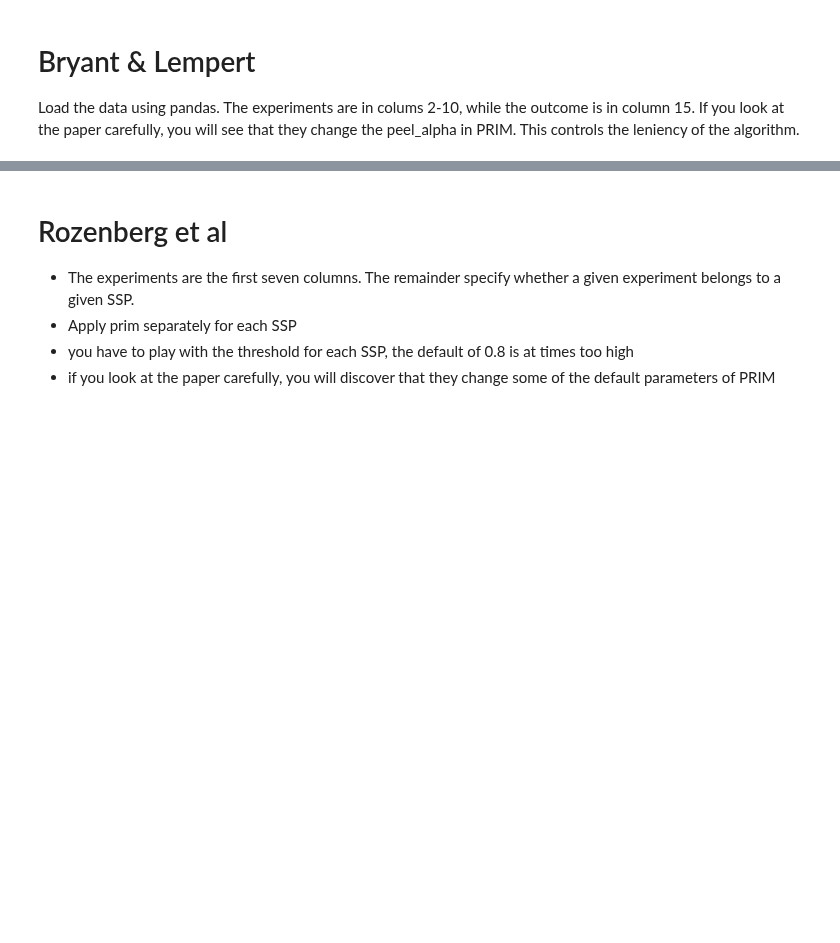
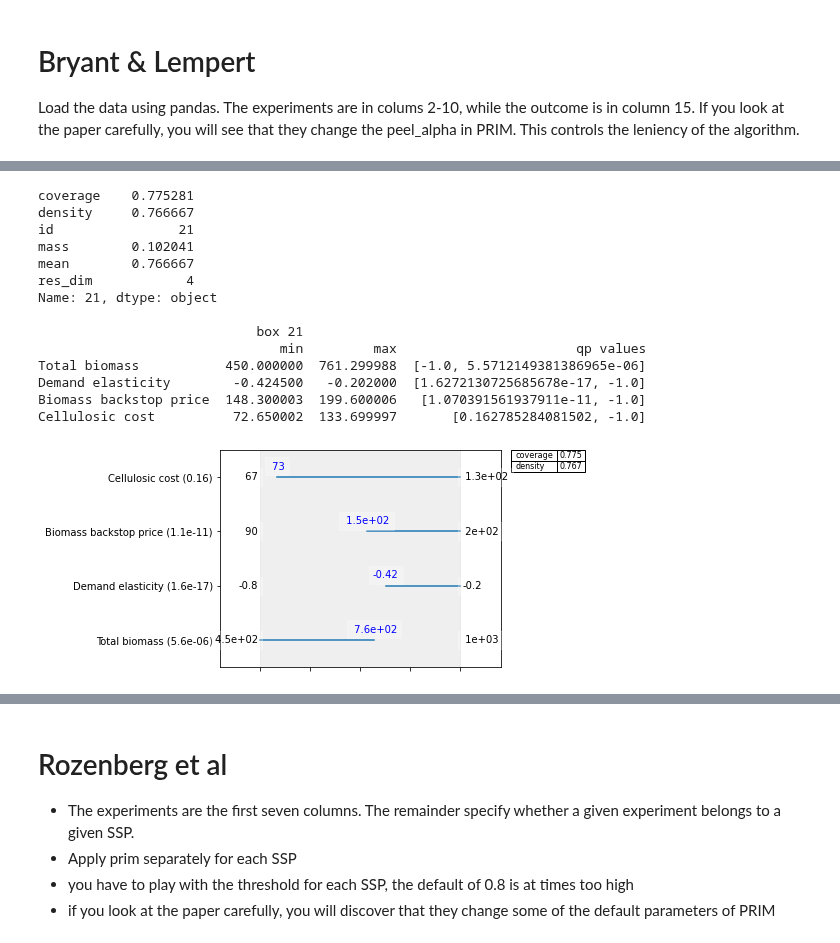
Before and after one commit to tamarvooijs/MBDM, a Jupyter notebook: Week 3-4 - vulnerability analysis/assignment 4 - scenario discovery.ipynb, the cells around one changed output, grey strips where cells are left out. Saved outputs shown, nothing was run; the diff lists cells and outputs as text; code cells hidden in the pictures; blank space fills up the shorter version.

```diff
--- a/Week 3-4 - vulnerability analysis/assignment 4 - scenario discovery.ipynb
+++ b/Week 3-4 - vulnerability analysis/assignment 4 - scenario discovery.ipynb
@@ -90,6 +98,27 @@ Demand elasticity        -0.422000   -0.202000  [1.1849299115762218e-16, -1.0]
 Biomass backstop price  150.049995  199.600006   [3.515112530263049e-11, -1.0]
 Cellulosic cost          72.650002  133.699997     [0.15741333528927348, -1.0]
 [figure]
+# %%
+# 21st box with lenient2 prim algorithm
+box_leni2.inspect(21)
+box_leni2.inspect(21, style="graph")
+plt.show()
+# %% [output]
+coverage    0.775281
+density     0.766667
+id                21
+mass        0.102041
+mean        0.766667
+res_dim            4
+Name: 21, dtype: object
+
+                            box 21
+                               min         max                       qp values
+Total biomass           450.000000  761.299988  [-1.0, 5.5712149381386965e-06]
+Demand elasticity        -0.424500   -0.202000  [1.6272130725685678e-17, -1.0]
+Biomass backstop price  148.300003  199.600006   [1.070391561937911e-11, -1.0]
+Cellulosic cost          72.650002  133.699997       [0.162785284081502, -1.0]
+[figure, added]
 # %%
 # last box with orginal prim algorithm
 box_orig.inspect()
```
Also changed, not shown: parts of 35 cells of this notebook.
